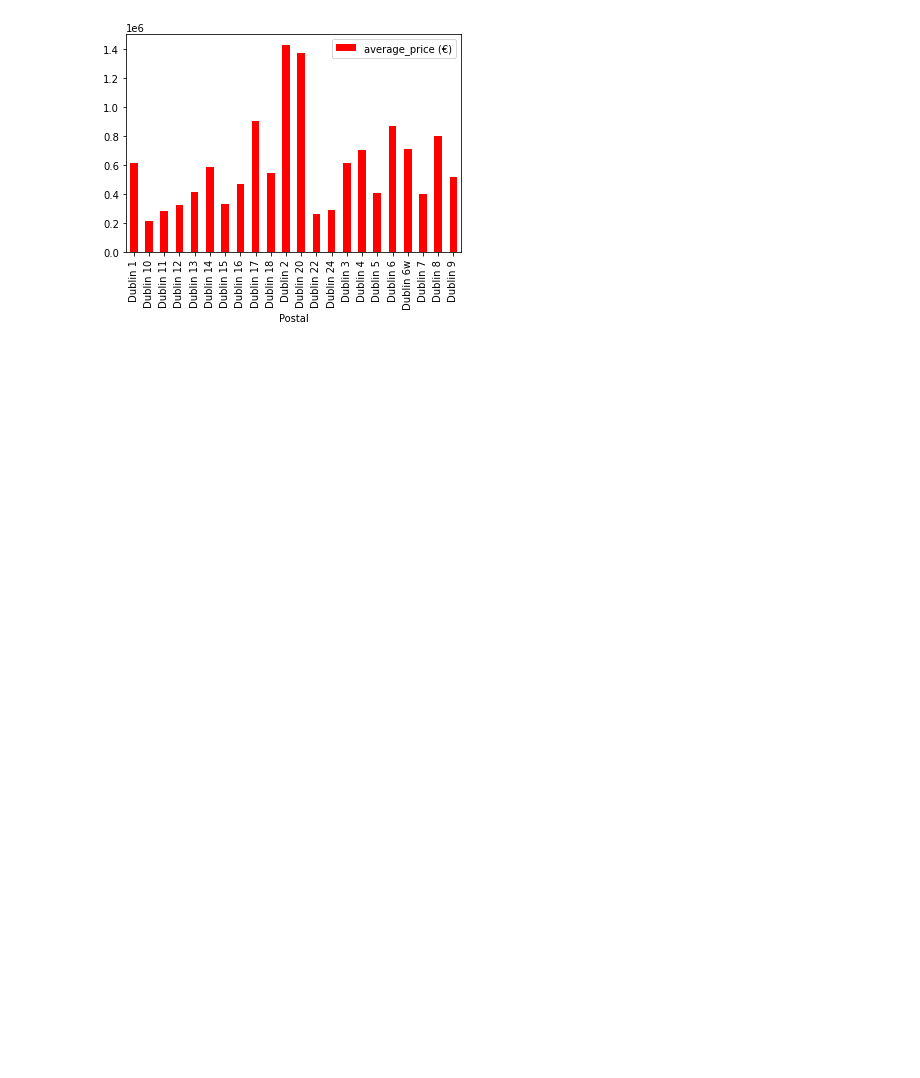
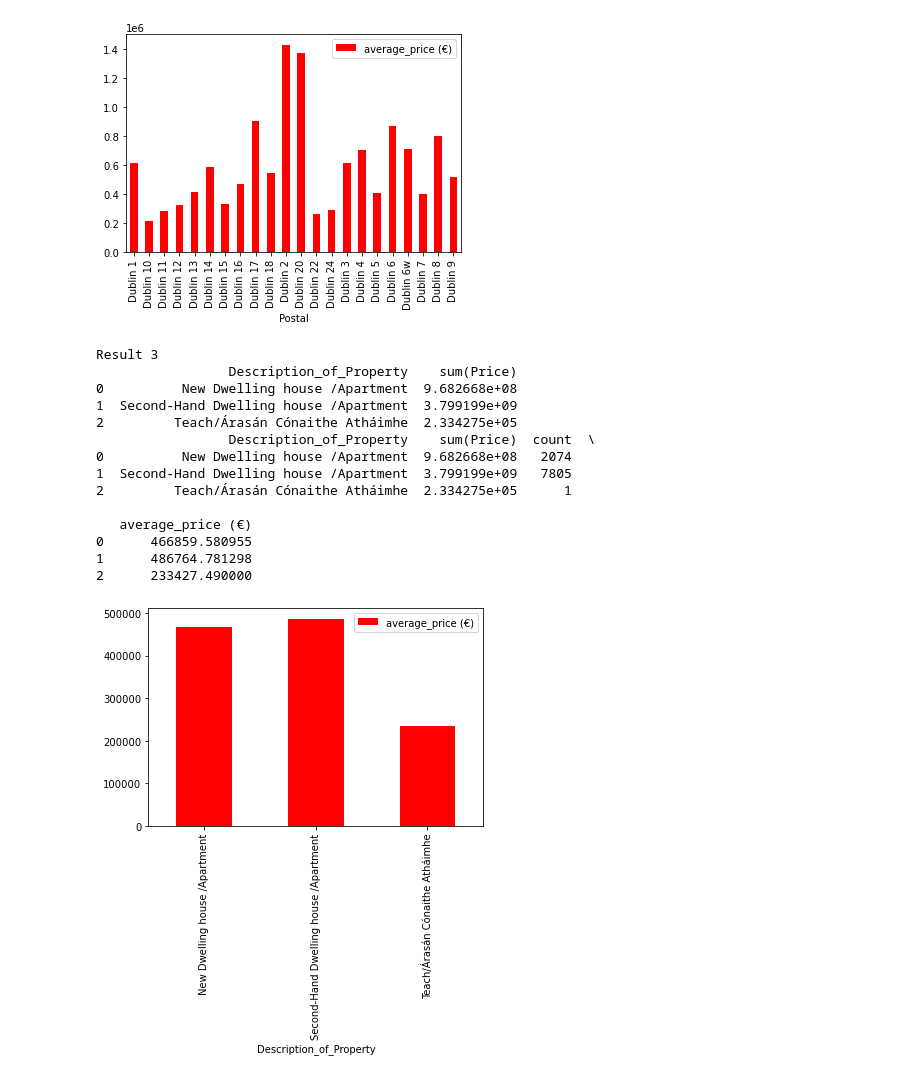
Before and after one commit to Fontellas/UCDPA_Leticia_Fontellas, a Jupyter notebook: Assignment.ipynb, the cells around one changed output. Drawn from its saved outputs; the diff is of its cells as text; code cells hidden in the pictures; blank space fills up the shorter version.

```diff
--- a/Assignment.ipynb
+++ b/Assignment.ipynb
@@ -3,7 +3,7 @@ import pandas as pd
 from sqlalchemy import create_engine
 import matplotlib.pyplot as plt
 
-dataset1 = pd.read_csv(r"C:\Users\JAC\Documents\Helping_Leticia\Data analysis\ppr2019dublin.csv")
+dataset1 = pd.read_csv(r"C:\Users\JAC\Desktop\Data analysis\ppr2019dublin.csv")
 
 # Create the db engine
 engine = create_engine('sqlite:///:memory:')
@@ -28,13 +28,13 @@ print(res2)
 # This counts the different times each value in the Postal column occurs. it also writes it to a csv file.
 Postal_Codes = res1['Postal'].value_counts()
 #print(Postal_Codes)
-Postal_Codes.to_csv(r"C:\Users\JAC\Documents\Helping_Leticia\Data analysis\Area_codes.csv", encoding='utf-8')
+Postal_Codes.to_csv(r"C:\Users\JAC\Desktop\Data analysis\Area_codes.csv", encoding='utf-8')
 
 #this changes the header in the file.
-df = pd.read_csv(r"C:\Users\JAC\Documents\Helping_Leticia\Data analysis\Area_codes.csv")
+df = pd.read_csv(r"C:\Users\JAC\Desktop\Data analysis\Area_codes.csv")
 new_header = ['Postal', 'count']
-df.to_csv(r"C:\Users\JAC\Documents\Helping_Leticia\Data analysis\Area_codes.csv", header=new_header, encoding='utf-8')
-Postal_Codes = pd.read_csv(r"C:\Users\JAC\Documents\Helping_Leticia\Data analysis\Area_codes.csv")
+df.to_csv(r"C:\Users\JAC\Desktop\Data analysis\Area_codes.csv", header=new_header, encoding='utf-8')
+Postal_Codes = pd.read_csv(r"C:\Users\JAC\Desktop\Data analysis\Area_codes.csv")
 print(Postal_Codes)
 
 #This merges the two dataframes so we can get the average
@@ -43,30 +43,80 @@ area_merge = pd.merge(res2, Postal_Codes, on='Postal')
 
 #this calculates the average house price per area code.
 area_merge['average_price (€)'] = area_merge['sum(Price)']/area_merge['count']
 
 area_merge = area_merge.drop("Unnamed: 0", axis=1)
 
 print(area_merge)
 
 
 area_merge.plot(kind='bar',x='Postal',y='average_price (€)',color='red')
 plt.show()
+
+
+
+# Query 2 on the relational table (summing up prices for each dwelling type)
+res3 = pd.read_sql_query('SELECT Description_of_Property,sum(Price) FROM data_table group by Description_of_Property', engine)
+print('Result 3')
+print(res3)
+
+
+# This counts the different times each value in the Description of Property column occurs. it also writes it to a csv file.
+Postal_Codes = res1['Description_of_Property'].value_counts()
+#print(Postal_Codes)
+Postal_Codes.to_csv(r"C:\Users\JAC\Desktop\Data analysis\Area_codes.csv", encoding='utf-8')
+
+#this changes the header in the file.
+df = pd.read_csv(r"C:\Users\JAC\Desktop\Data analysis\Area_codes.csv")
+new_header = ['Description_of_Property', 'count']
+df.to_csv(r"C:\Users\JAC\Desktop\Data analysis\Area_codes.csv", header=new_header, encoding='utf-8')
+Postal_Codes = pd.read_csv(r"C:\Users\JAC\Desktop\Data analysis\Area_codes.csv")
+#print(Postal_Codes)
+
+#This merges the two dataframes so we can get the average
+area_merge = pd.merge(res3, Postal_Codes, on='Description_of_Property')
+
+
+#this calculates the average house price per Description of Property.
+area_merge['average_price (€)'] = area_merge['sum(Price)']/area_merge['count']
+
+area_merge = area_merge.drop("Unnamed: 0", axis=1)
+
+print(area_merge)
+
+
+area_merge.plot(kind='bar',x='Description_of_Property',y='average_price (€)',color='red')
+plt.show()
 # %% [output]
 Result 2
        Postal    sum(Price)
 0        None  1.531905e+09
 1    Dublin 1  1.000032e+08
 2   Dublin 10  1.696202e+07
 3   Dublin 11  1.132582e+08
 4   Dublin 12  1.067514e+08
 5   Dublin 13  1.485622e+08
 6   Dublin 14  1.532672e+08
 7   Dublin 15  2.814882e+08
 8   Dublin 16  1.398033e+08
 9   Dublin 17  5.530943e+07
 ... (55 lines left out)
 18  Dublin 6w  1.284757e+07     18       7.137542e+05
 19   Dublin 7  1.499078e+08    375       3.997541e+05
 20   Dublin 8  3.036749e+08    378       8.033727e+05
 21   Dublin 9  2.070266e+08    400       5.175664e+05
 [figure]
+Result 3
+                 Description_of_Property    sum(Price)
+0          New Dwelling house /Apartment  9.682668e+08
+1  Second-Hand Dwelling house /Apartment  3.799199e+09
+2         Teach/Árasán Cónaithe Atháimhe  2.334275e+05
+                 Description_of_Property    sum(Price)  count  \
+0          New Dwelling house /Apartment  9.682668e+08   2074
+1  Second-Hand Dwelling house /Apartment  3.799199e+09   7805
+2         Teach/Árasán Cónaithe Atháimhe  2.334275e+05      1
+
+   average_price (€)
+0      466859.580955
+1      486764.781298
+2      233427.490000
+[figure, added]
```
